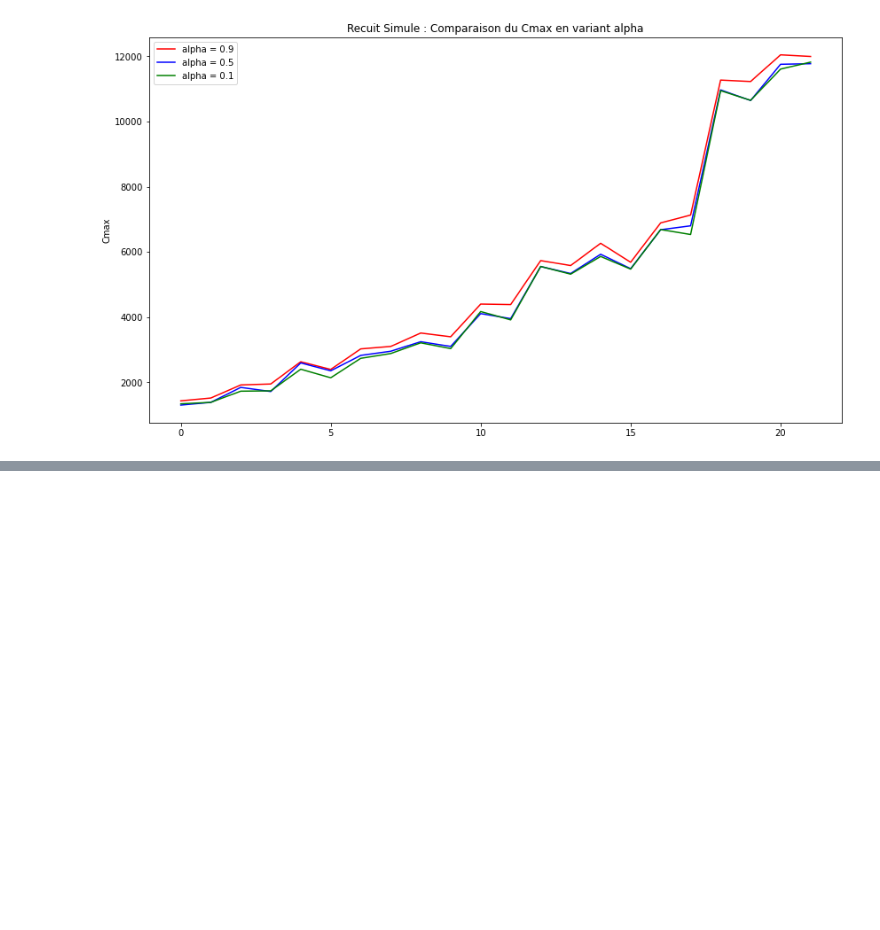
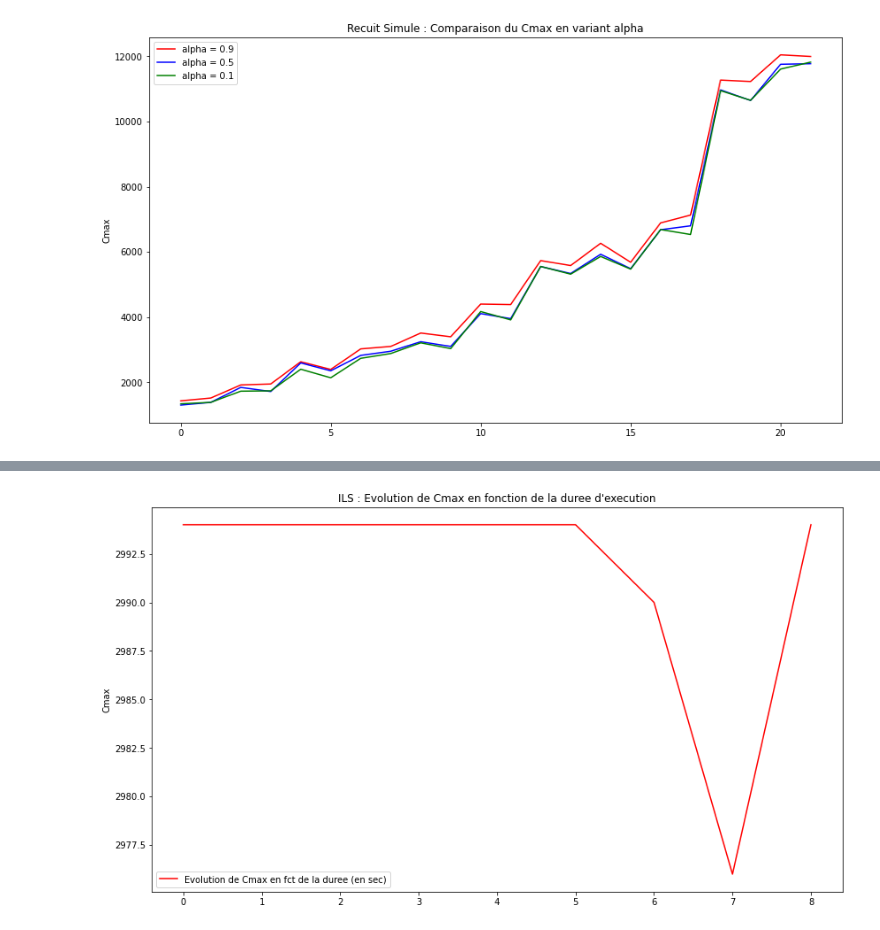
Before and after one commit to MOKHTARIMelissa/FSP, a Jupyter notebook: FSP.ipynb, the cells around one changed output, grey strips where cells are left out. Cells and saved outputs as stored; diff of their text form; code cells hidden in the pictures; blank space fills up the shorter version.

```diff
--- a/FSP.ipynb
+++ b/FSP.ipynb
@@ -1226,0 +1233,7 @@ plt.show()
+# %%
+ils_insertion_cmax=[]
+ils_swap_cmax=[]
+ils_interchange_cmax=[]
+machines=[]
+jobs=[]
+Instances=[]
@@ -1226,0 +1430,7 @@ plt.show()
+# %%
+ils_insertion_cmax=[]
+ils_swap_cmax=[]
+ils_random_cmax=[]
+machines=[]
+jobs=[]
+Instances=[]
@@ -1226,0 +1533,15 @@ plt.show()
+# %%
+ils_duration_cmax=[]
+files=os.listdir("./Instances_Taillard2")
+
+for i in range(1, 10):
+    filename = "050jobs_10machines_2.txt"
+    data=np.loadtxt("./Instances_Taillard2/"+filename)
+    print(filename)
+
+    flowshop = fsp.FlowShop(data)
+
+    #Perturbation = Insertion
+    sigma, cmax = flowshop.ILS(neibourhoodType='interchange', selectionStrategy = 'best', perturbationType='swap',
+                               stopCriteria = 'duration', maxCriteria = i)
+    ils_duration_cmax.append(int(cmax))
@@ -1226,0 +1558,12 @@ plt.show()
+# %%
+plt.figure(figsize=(14,8))
+
+ypoints1 = np.array(ils_duration_cmax)
+plt.plot(ypoints1, color = 'r', label = "Evolution de Cmax en fct de la duree (en sec)")
+
+plt.legend();
+plt.ylabel("Cmax");
+plt.title("ILS : Evolution de Cmax en fonction de la duree d'execution")
+plt.show()
+# %% [output]
+[figure, added]
```
Also changed, not shown: parts of 17 cells of this notebook, 1 other file.
